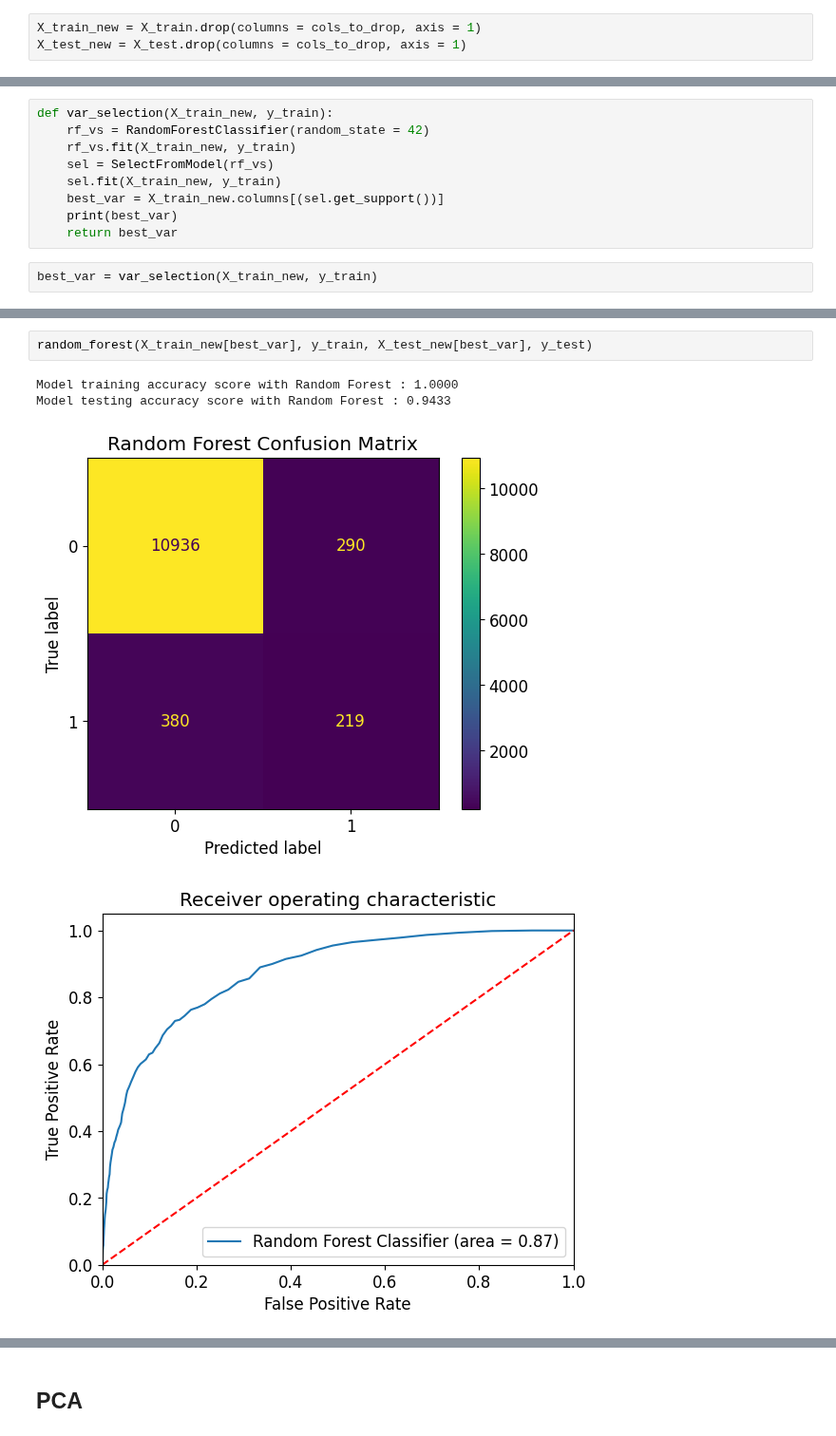
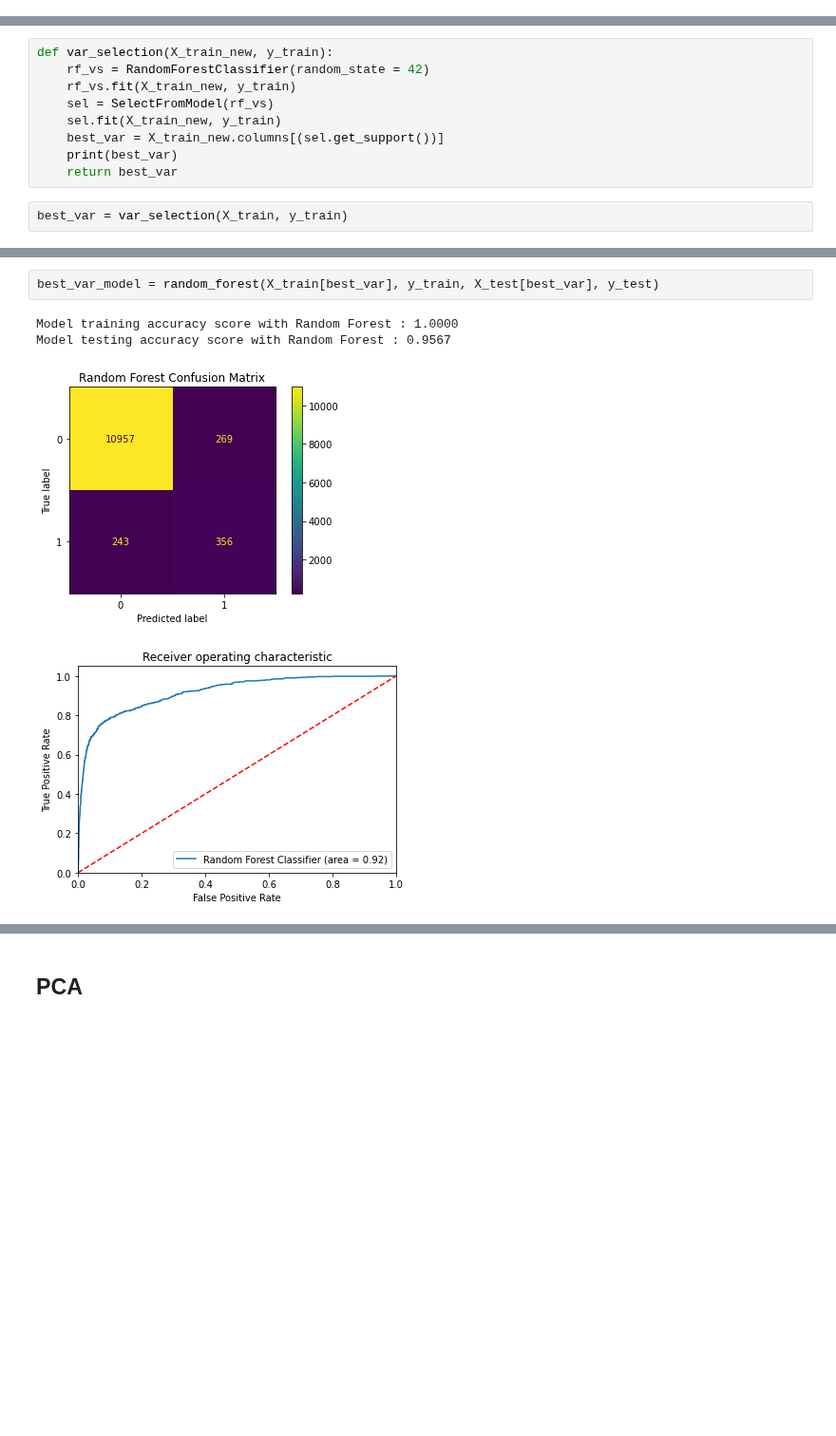
Before and after one commit to claudia-07/DSA4262-ACMXZ, a Jupyter notebook: modelling/rf_xr.ipynb, the cells around one changed output, grey strips where cells are left out. Shown at 95% size. Saved outputs shown, nothing was run; the diff lists cells and outputs as text; blank space fills up the shorter version.

```diff
--- a/modelling/rf_xr.ipynb
+++ b/modelling/rf_xr.ipynb
@@ -125,3 +108,0 @@ cols_to_drop = ['mean_-1_25', 'mean_-1_50', 'mean_-1_75', 'mean_-1_mean','mean_-
-# %%
-X_train_new = X_train.drop(columns = cols_to_drop, axis = 1)
-X_test_new = X_test.drop(columns = cols_to_drop, axis = 1)
@@ -145,7 +118,7 @@ def var_selection(X_train_new, y_train):
     print(best_var)
     return best_var
 # %%
-best_var = var_selection(X_train_new, y_train)
+best_var = var_selection(X_train, y_train)
 # %% [output]
 Index(['std_-1_25', 'std_-1_50', 'std_-1_mean', 'std_-1_min', 'mean_-1_25',
        'mean_-1_50', 'mean_-1_75', 'mean_-1_mean', 'mean_-1_max', 'std_0_25',
@@ -164,7 +130,7 @@ Index(['std_-1_25', 'std_-1_50', 'std_-1_mean', 'std_-1_min', 'mean_-1_25',
 # %%
-random_forest(X_train_new[best_var], y_train, X_test_new[best_var], y_test)
+best_var_model = random_forest(X_train[best_var], y_train, X_test[best_var], y_test)
 # %% [output]
 Model training accuracy score with Random Forest : 1.0000
-Model testing accuracy score with Random Forest : 0.9433
+Model testing accuracy score with Random Forest : 0.9567
-[figure, old version]
+[figure, new version]
-[figure, old version]
+[figure, new version]
```
Also changed, not shown: parts of 32 cells of this notebook.
